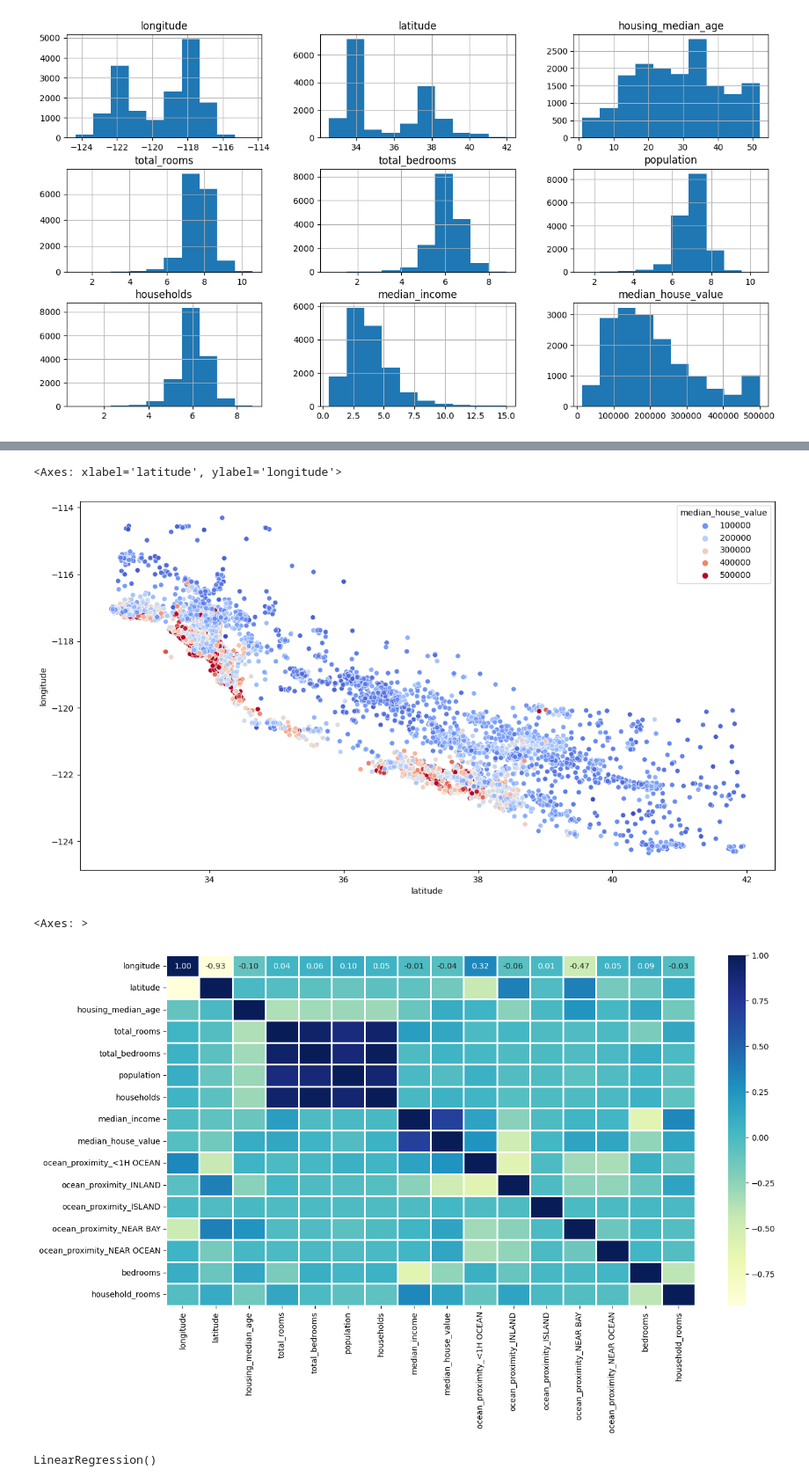
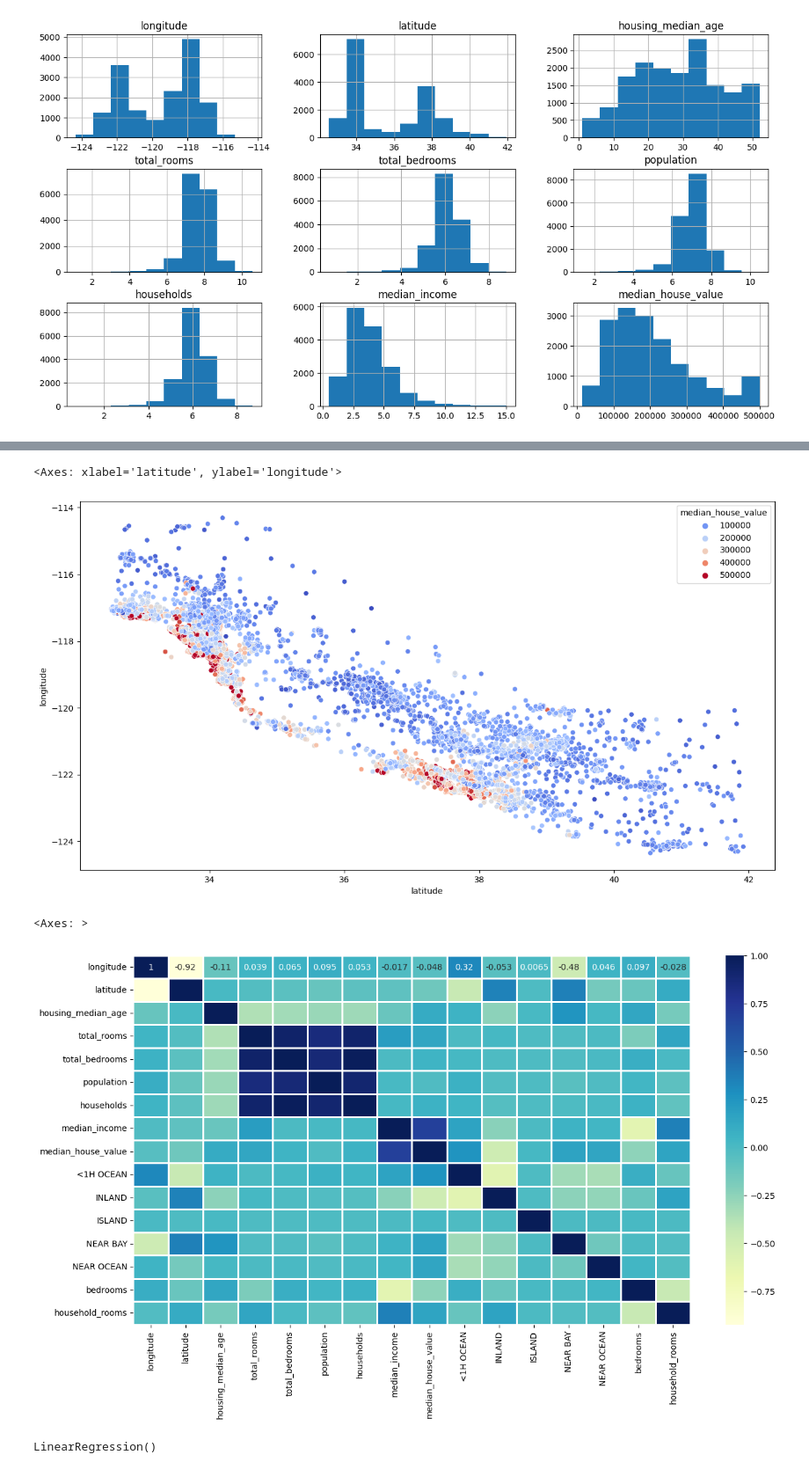
Before and after one commit to NajiId/House-Prices-Advanced-Regression, a Jupyter notebook: House price _Advanced Regression .ipynb, the cells around one changed output, grey strips where cells are left out. Shown: that part at 88% size. Saved outputs shown, nothing was run; the diff lists cells and outputs as text; code cells hidden in the pictures.

```diff
--- a/House price _Advanced Regression .ipynb
+++ b/House price _Advanced Regression .ipynb
@@ -176,3 +167,3 @@ ISLAND           4
 Name: count, dtype: int64
 # %%
-train_data=pd.get_dummies(train_data, columns=['ocean_proximity'])
+train_data = train_data.join(pd.get_dummies(train_data['ocean_proximity'], dtype= 'int')).drop(['ocean_proximity'], axis=1)
@@ -187,15 +194,15 @@ plt.figure(figsize=(15, 8))
 sns.scatterplot(x='latitude', y = 'longitude', data= train_data, hue = 'median_house_value', palette = 'coolwarm' )
 # %% [output]
 <Axes: xlabel='latitude', ylabel='longitude'>
-[figure, old version]
+[figure, new version]
 # %%
 train_data['bedrooms']= train_data['total_bedrooms']/ train_data['total_rooms']
 train_data['household_rooms']= train_data['total_rooms']/ train_data['households']
 # %%
 plt.figure(figsize=(15,8))
-sns.heatmap(train_data.corr(), cmap='YlGnBu', linewidth=1, annot=True ,fmt=".2f")
+sns.heatmap(train_data.corr(), cmap='YlGnBu', linewidth=1, annot=True)
 # %% [output]
 <Axes: >
-[figure, old version]
+[figure, new version]
 # %%
 from sklearn.linear_model import LinearRegression
```
Also changed, not shown: parts of 19 cells of this notebook.
